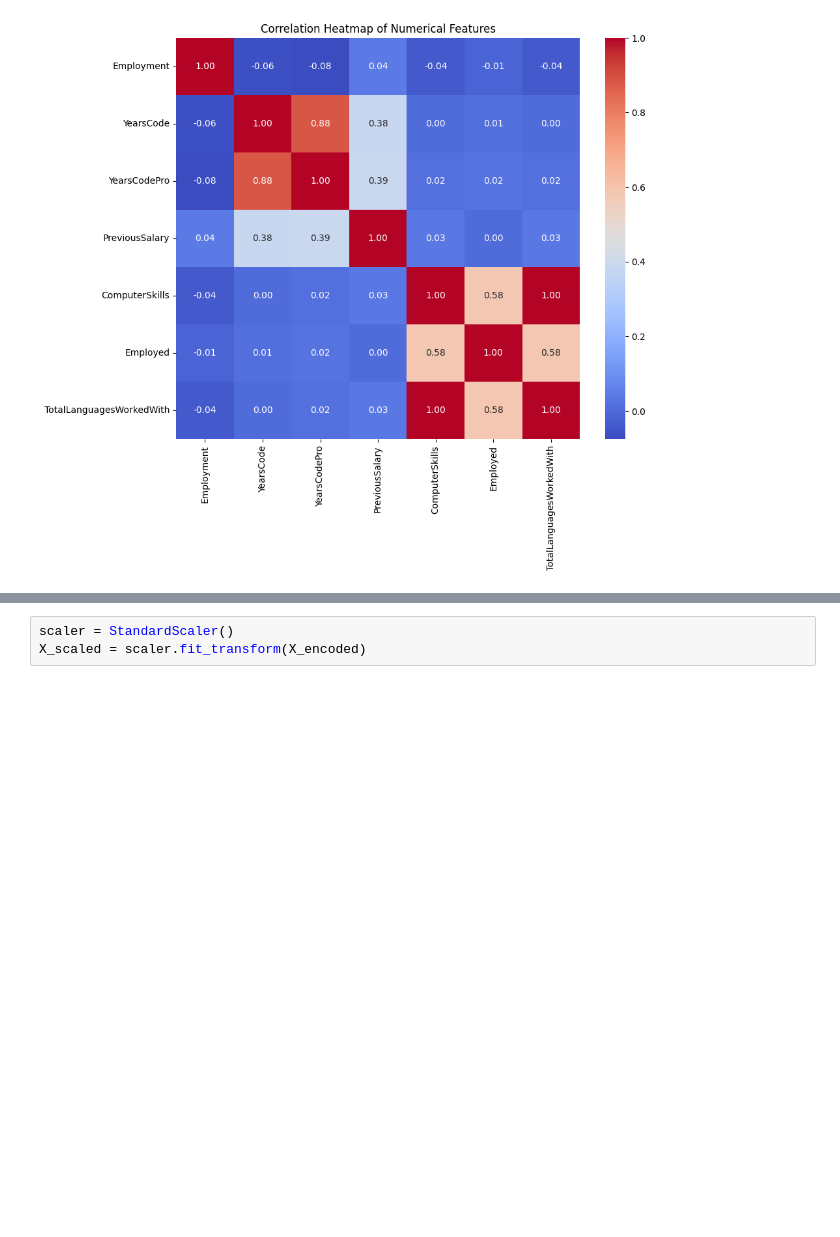
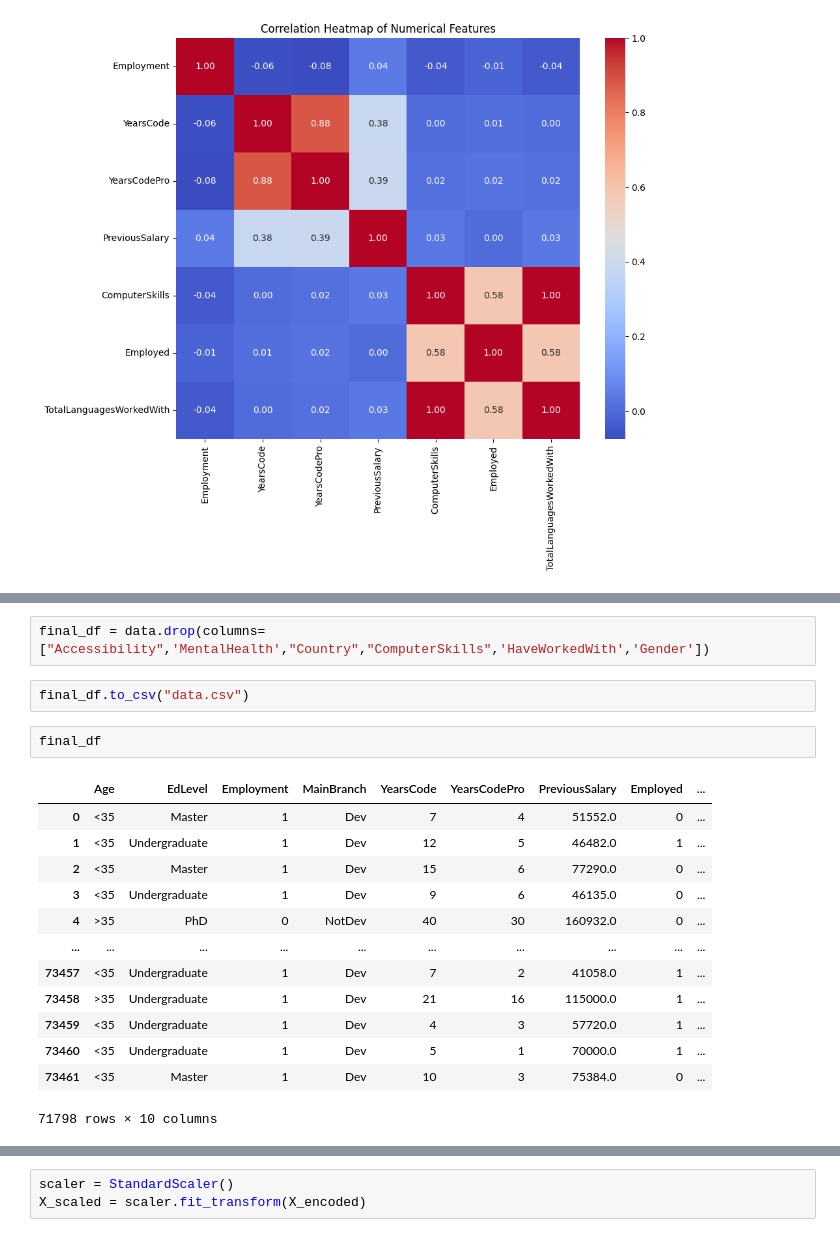
Before and after one commit to dhruvRj18/employment_enalysis, a Jupyter notebook: model_training.ipynb, the cells around one changed output, grey strips where cells are left out. Drawn from its saved outputs; the diff is of its cells as text; blank space fills up the shorter version.

```diff
--- a/model_training.ipynb
+++ b/model_training.ipynb
@@ -166,0 +176,20 @@ features = [ 'EdLevel', 'YearsCode', 'PreviousSalary', 'TotalLanguagesWorkedWith
+# %%
+final_df = data.drop(columns=["Accessibility",'MentalHealth',"Country","ComputerSkills",'HaveWorkedWith','Gender'])
+# %%
+final_df.to_csv("data.csv")
+# %%
+final_df
+# %% [output]
+|  | Age | EdLevel | Employment | MainBranch | YearsCode | YearsCodePro | PreviousSalary | Employed | ... |
+| 0 | <35 | Master | 1 | Dev | 7 | 4 | 51552.0 | 0 | ... |
+| 1 | <35 | Undergraduate | 1 | Dev | 12 | 5 | 46482.0 | 1 | ... |
+| 2 | <35 | Master | 1 | Dev | 15 | 6 | 77290.0 | 0 | ... |
+| 3 | <35 | Undergraduate | 1 | Dev | 9 | 6 | 46135.0 | 0 | ... |
+| 4 | >35 | PhD | 0 | NotDev | 40 | 30 | 160932.0 | 0 | ... |
+| ... | ... | ... | ... | ... | ... | ... | ... | ... | ... |
+| 73457 | <35 | Undergraduate | 1 | Dev | 7 | 2 | 41058.0 | 1 | ... |
+| 73458 | >35 | Undergraduate | 1 | Dev | 21 | 16 | 115000.0 | 1 | ... |
+| 73459 | <35 | Undergraduate | 1 | Dev | 4 | 3 | 57720.0 | 1 | ... |
+| 73460 | <35 | Undergraduate | 1 | Dev | 5 | 1 | 70000.0 | 1 | ... |
+| 73461 | <35 | Master | 1 | Dev | 10 | 3 | 75384.0 | 0 | ... |
+71798 rows × 10 columns
```
Also changed, not shown: parts of 29 cells of this notebook.
